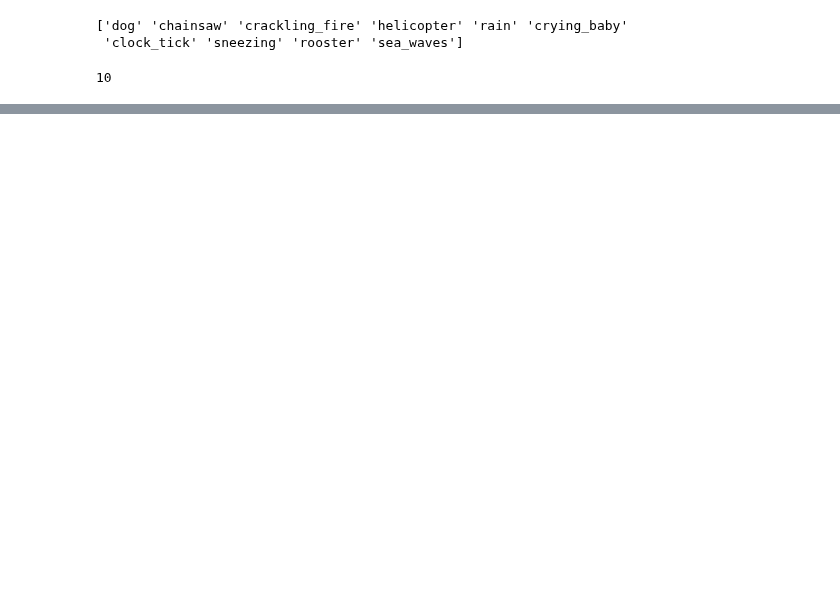
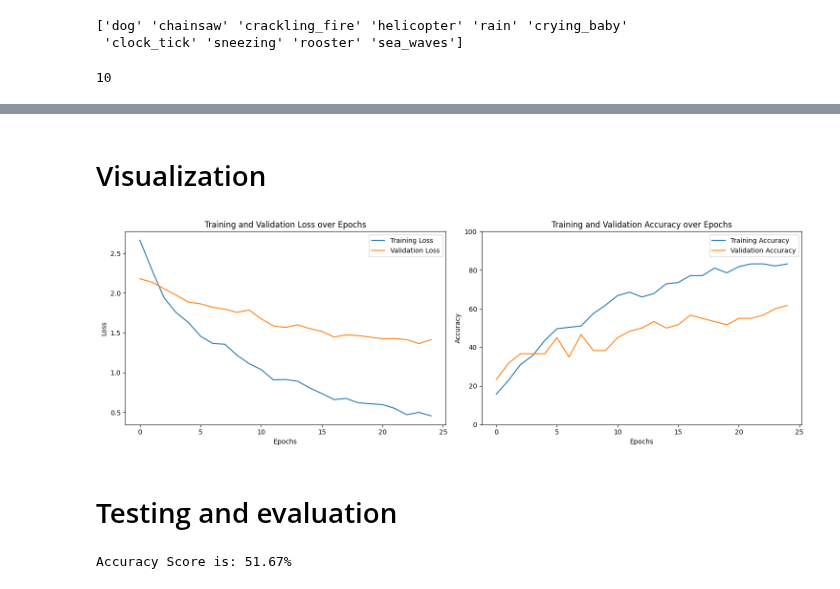
Before and after one commit to 7rohxt/ai-learning-projects, a Jupyter notebook: dl/4-audio-classification/audio.ipynb, the cells around one changed output, grey strips where cells are left out. Cells and saved outputs as stored; diff of their text form; code cells hidden in the pictures; blank space fills up the shorter version.

Commit message:
performed audioclassification nad evaluation

```diff
--- a/dl/4-audio-classification/audio.ipynb
+++ b/dl/4-audio-classification/audio.ipynb
@@ -62,0 +168,4 @@ for _, row in df.iterrows():
+# %%
+train_dataset = CustomAudioDataset(dataframe=train)
+val_dataset = CustomAudioDataset(dataframe=val)
+test_dataset = CustomAudioDataset(dataframe=test)
@@ -62,0 +174,4 @@ for _, row in df.iterrows():
+# %%
+LR = 1e-4
+BATCH_SIZE = 16
+EPOCHS = 25
@@ -62,0 +180,4 @@ for _, row in df.iterrows():
+# %%
+train_loader = DataLoader(train_dataset, batch_size=BATCH_SIZE, shuffle=True)
+val_loader = DataLoader(val_dataset, batch_size=BATCH_SIZE, shuffle=True)
+test_loader = DataLoader(test_dataset, batch_size=BATCH_SIZE, shuffle=True)
@@ -62,0 +279,3 @@ for _, row in df.iterrows():
+# %%
+criterion = nn.CrossEntropyLoss()
+optimizer = Adam(model.parameters(), lr=LR)
@@ -62,0 +347,42 @@ for _, row in df.iterrows():
+# %% [markdown]
+# Visualization
+# %%
+fig, axs = plt.subplots(nrows=1, ncols=2, figsize=(15, 5))
+
+axs[0].plot(total_loss_train_plot, label='Training Loss')
+axs[0].plot(total_loss_validation_plot, label='Validation Loss')
+axs[0].set_title('Training and Validation Loss over Epochs')
+axs[0].set_xlabel('Epochs')
+axs[0].set_ylabel('Loss')
+axs[1].set_ylim([0, 2])
+axs[0].legend()
+
+axs[1].plot(total_acc_train_plot, label='Training Accuracy')
+axs[1].plot(total_acc_validation_plot, label='Validation Accuracy')
+axs[1].set_title('Training and Validation Accuracy over Epochs')
+axs[1].set_xlabel('Epochs')
+axs[1].set_ylabel('Accuracy')
+axs[1].set_ylim([0, 100])
+axs[1].legend()
+
+plt.tight_layout()
+
+plt.show()
+# %% [output]
+[figure, added]
+# %% [markdown]
+# Testing and evaluation
+# %%
+with torch.no_grad():
+  total_loss_test = 0
+  total_acc_test = 0
+  for indx, (input, labels) in enumerate(test_loader):
+
+    prediction = model(input)
+
+    acc = (torch.argmax(prediction, axis = 1) == labels).sum().item()
+    total_acc_test += acc
+
+print(f"Accuracy Score is: {round((total_acc_test/test_dataset.__len__())*100, 2)}%")
+# %% [output]
+Accuracy Score is: 51.67%
```
Also changed, not shown: parts of 28 cells of this notebook, 1 other file.
